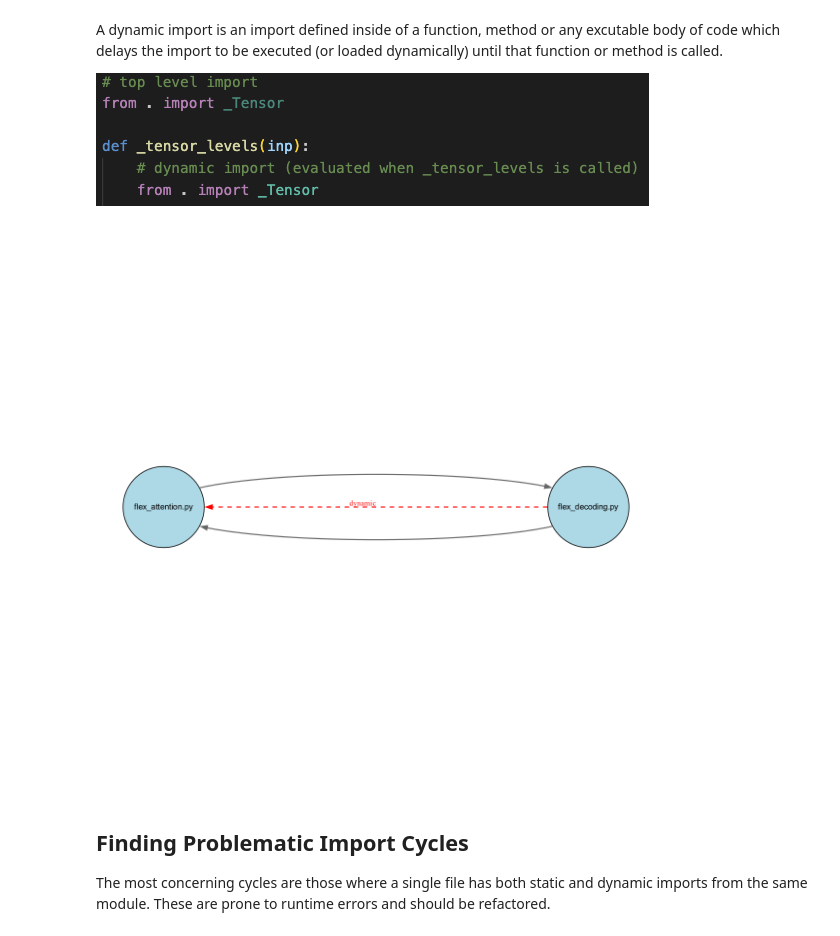
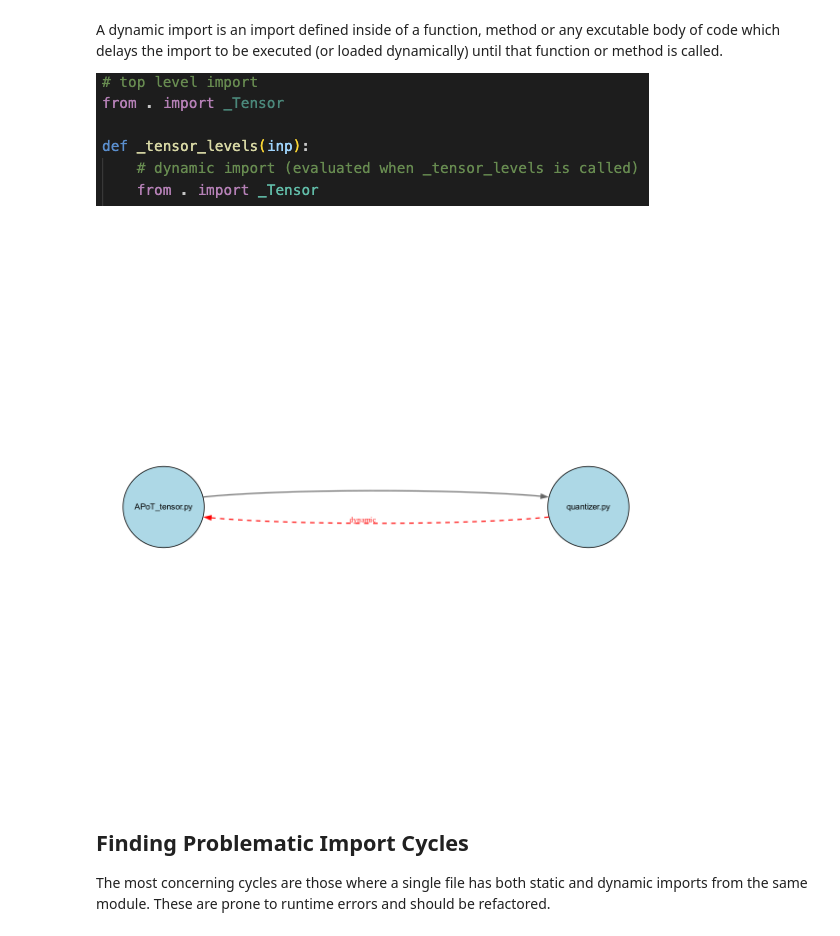
Before and after one commit to codegen-sh/codegen-examples, a Jupyter notebook: examples/removing_import_loops_in_pytorch/import_loops.ipynb, the cells around one changed output. Cells and saved outputs as stored; diff of their text form; code cells hidden in the pictures.

```diff
--- a/examples/removing_import_loops_in_pytorch/import_loops.ipynb
+++ b/examples/removing_import_loops_in_pytorch/import_loops.ipynb
@@ -99,10 +120,10 @@ A dynamic import is an import defined inside of a function, method or any excuta
 
 ![image.png](attachment:image.png)
 # %%
-cycle_graph = create_single_loop_graph(cycles[11])
+cycle_graph = create_single_loop_graph(cycles[9])
 visualize_graph(cycle_graph)
 # %% [output]
-[figure, old version]
+[figure, new version]
 # %% [markdown]
 ## Finding Problematic Import Cycles
 
```
Also changed, not shown: parts of 6 cells of this notebook.
